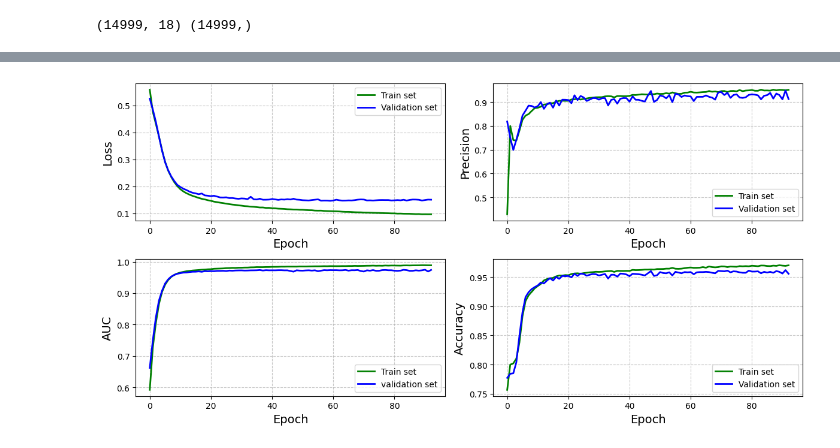
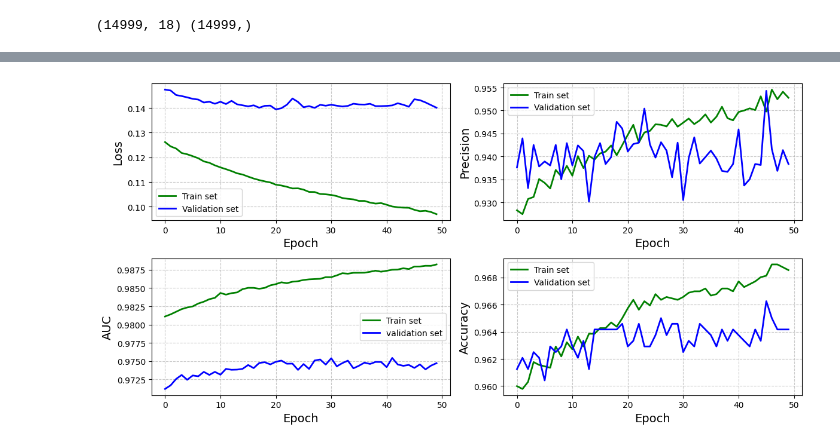
Before and after one commit to ariahosseini/DeepML, a Jupyter notebook: 006_TensorFlow_Proj_Six_FFNN_EmployeeDoc.ipynb, the cells around one changed output, grey strips where cells are left out. Cells and saved outputs as stored; diff of their text form; code cells hidden in the pictures.

```diff
--- a/006_TensorFlow_Proj_Six_FFNN_EmployeeDoc.ipynb
+++ b/006_TensorFlow_Proj_Six_FFNN_EmployeeDoc.ipynb
@@ -353,9 +339,8 @@ seq_model.compile(optimizer="rmsprop", loss="binary_crossentropy",
                       tf.keras.metrics.Precision(),
                       keras.metrics.AUC(),
                       "accuracy",
-                      "binary_crossentropy"
                   ])
 # %%
 callback = keras.callbacks.EarlyStopping(monitor='loss', patience=3)
-history = seq_model.fit(x=X_train, y=y_train, validation_split=0.2, epochs=200, batch_size=128, callbacks=[callback])
+history = seq_model.fit(x=X_train, y=y_train, validation_split=0.2, epochs=50, batch_size=128, callbacks=[callback])
 # %% [output]
@@ -401,33 +385,33 @@ plt.subplot(2, 2, 1)
 plt.plot(model_preformance["loss"], label= "Train set", color='g', linewidth=2)
 plt.plot(model_preformance["val_loss"], label= "Validation set", color='b', linewidth=2)
 plt.ylabel("Loss", fontsize=14)
 plt.xlabel("Epoch", fontsize=14)
 plt.grid(True, linestyle='--', alpha=0.7)
 plt.legend()
 plt.tight_layout()
 plt.subplot(2, 2, 2)
-plt.plot(model_preformance["precision"], label= "Train set", color='g', linewidth=2)
-plt.plot(model_preformance["val_precision"], label= "Validation set", color='b', linewidth=2)
+plt.plot(model_preformance["precision_1"], label= "Train set", color='g', linewidth=2)
+plt.plot(model_preformance["val_precision_1"], label= "Validation set", color='b', linewidth=2)
 plt.ylabel("Precision", fontsize=14)
 plt.xlabel("Epoch", fontsize=14)
 plt.grid(True, linestyle='--', alpha=0.7)
 plt.legend()
 plt.tight_layout()
 plt.subplot(2, 2, 3)
 plt.plot(model_preformance["auc"], label= "Train set", color='g', linewidth=2)
 plt.plot(model_preformance["val_auc"], label= "validation set", color='b', linewidth=2)
 plt.ylabel("AUC", fontsize=14)
 plt.xlabel("Epoch", fontsize=14)
 plt.grid(True, linestyle='--', alpha=0.7)
 plt.legend()
 plt.tight_layout()
 plt.subplot(2, 2, 4)
 plt.plot(model_preformance["accuracy"], label= "Train set", color='g', linewidth=2)
 plt.plot(model_preformance["val_accuracy"], label= "Validation set", color='b', linewidth=2)
 plt.ylabel("Accuracy", fontsize=14)
 plt.xlabel("Epoch", fontsize=14)
 plt.grid(True, linestyle='--', alpha=0.7)
 plt.legend()
 plt.tight_layout()
 # %% [output]
-[figure, old version]
+[figure, new version]
```
Also changed, not shown: parts of 34 cells of this notebook.
